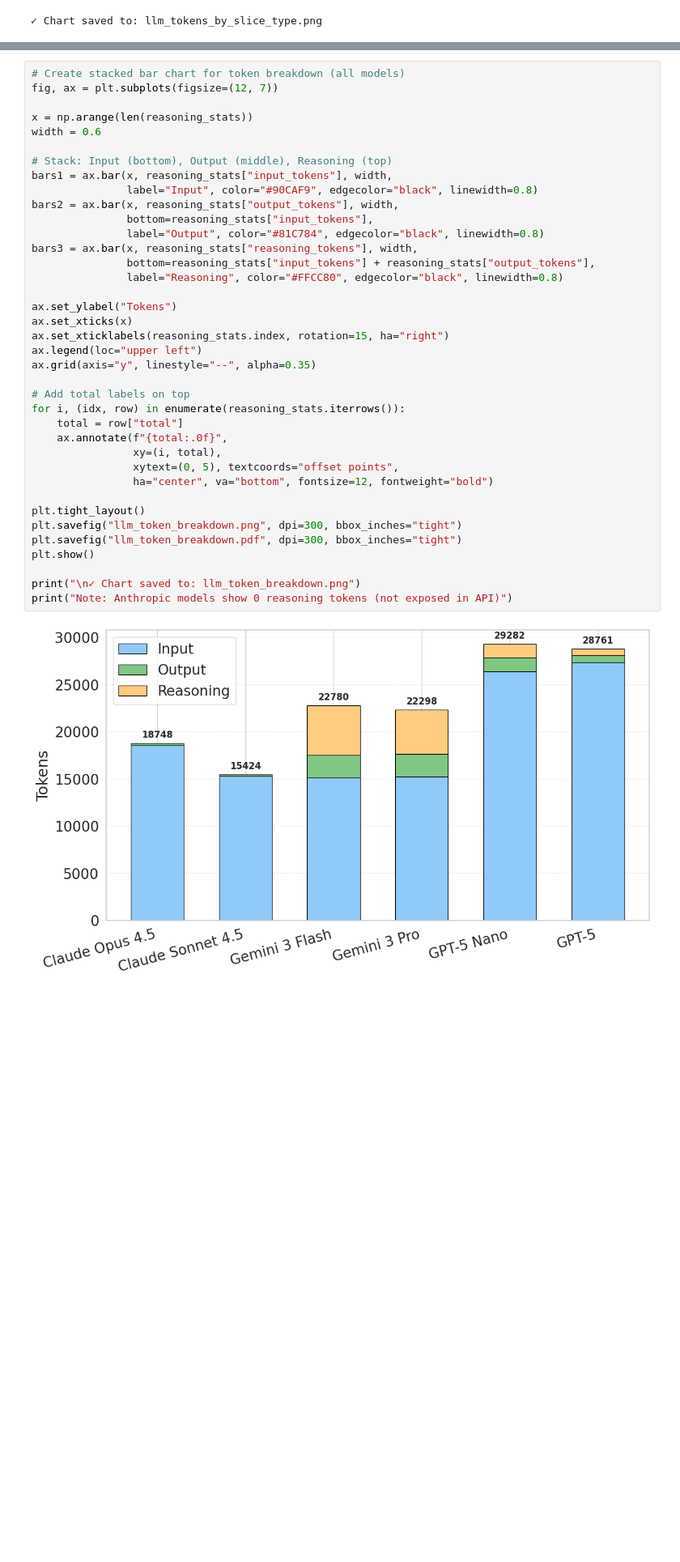
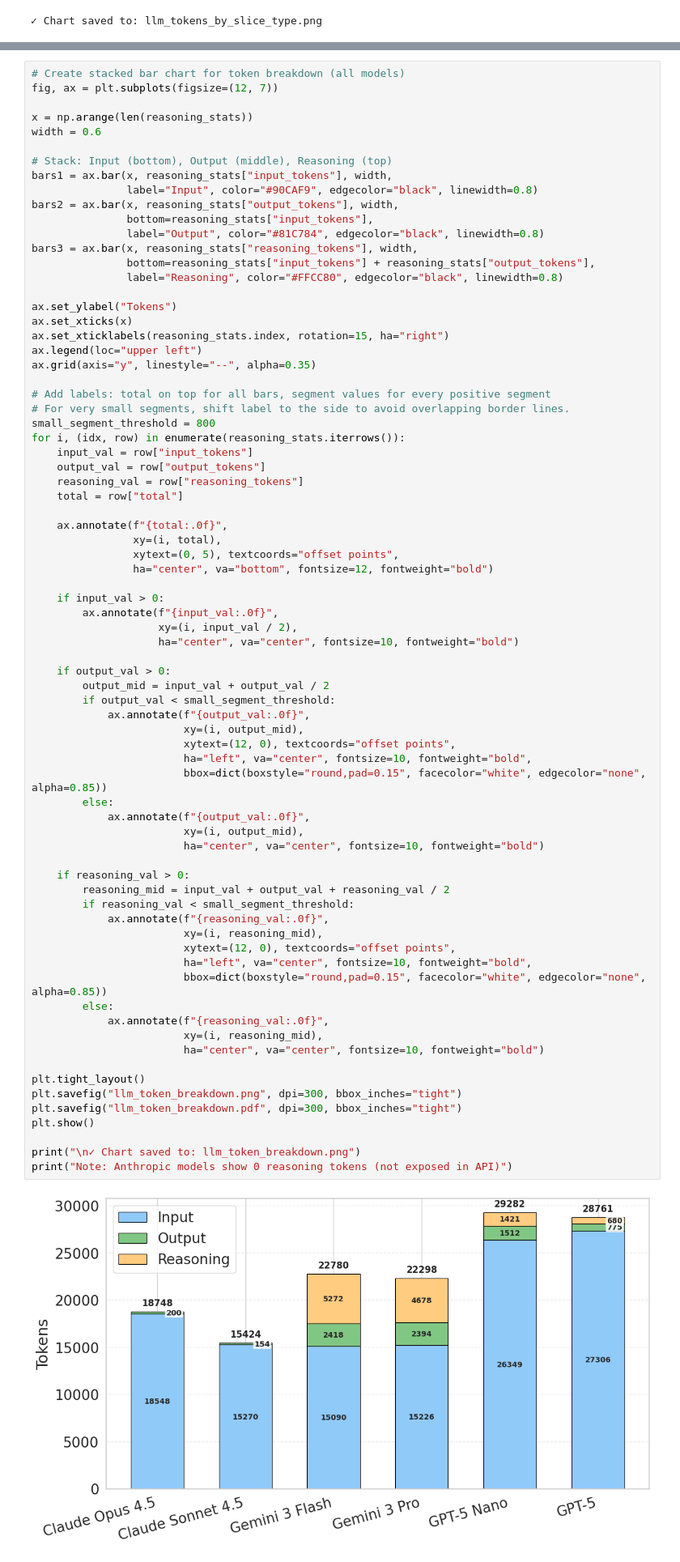
Before and after one commit to zanattabruno/analysis-orion, a Jupyter notebook: llm/llm_analysis.ipynb, the cells around one changed output, grey strips where cells are left out. Shown at 81% size. Saved outputs shown, nothing was run; the diff lists cells and outputs as text; blank space fills up the shorter version.

```diff
--- a/llm/llm_analysis.ipynb
+++ b/llm/llm_analysis.ipynb
@@ -516,35 +516,72 @@ width = 0.6
 bars1 = ax.bar(x, reasoning_stats["input_tokens"], width,
                label="Input", color="#90CAF9", edgecolor="black", linewidth=0.8)
 bars2 = ax.bar(x, reasoning_stats["output_tokens"], width,
                bottom=reasoning_stats["input_tokens"],
                label="Output", color="#81C784", edgecolor="black", linewidth=0.8)
 bars3 = ax.bar(x, reasoning_stats["reasoning_tokens"], width,
                bottom=reasoning_stats["input_tokens"] + reasoning_stats["output_tokens"],
                label="Reasoning", color="#FFCC80", edgecolor="black", linewidth=0.8)
 
 ax.set_ylabel("Tokens")
 ax.set_xticks(x)
 ax.set_xticklabels(reasoning_stats.index, rotation=15, ha="right")
 ax.legend(loc="upper left")
 ax.grid(axis="y", linestyle="--", alpha=0.35)
 
-# Add total labels on top
+# Add labels: total on top for all bars, segment values for every positive segment
+# For very small segments, shift label to the side to avoid overlapping border lines.
+small_segment_threshold = 800
 for i, (idx, row) in enumerate(reasoning_stats.iterrows()):
+    input_val = row["input_tokens"]
+    output_val = row["output_tokens"]
+    reasoning_val = row["reasoning_tokens"]
     total = row["total"]
+
     ax.annotate(f"{total:.0f}",
                 xy=(i, total),
                 xytext=(0, 5), textcoords="offset points",
                 ha="center", va="bottom", fontsize=12, fontweight="bold")
+
+    if input_val > 0:
+        ax.annotate(f"{input_val:.0f}",
+                    xy=(i, input_val / 2),
+                    ha="center", va="center", fontsize=10, fontweight="bold")
+
+    if output_val > 0:
+        output_mid = input_val + output_val / 2
+        if output_val < small_segment_threshold:
+            ax.annotate(f"{output_val:.0f}",
+                        xy=(i, output_mid),
+                        xytext=(12, 0), textcoords="offset points",
+                        ha="left", va="center", fontsize=10, fontweight="bold",
+                        bbox=dict(boxstyle="round,pad=0.15", facecolor="white", edgecolor="none", alpha=0.85))
+        else:
+            ax.annotate(f"{output_val:.0f}",
+                        xy=(i, output_mid),
+                        ha="center", va="center", fontsize=10, fontweight="bold")
+
+    if reasoning_val > 0:
+        reasoning_mid = input_val + output_val + reasoning_val / 2
+        if reasoning_val < small_segment_threshold:
+            ax.annotate(f"{reasoning_val:.0f}",
+                        xy=(i, reasoning_mid),
+                        xytext=(12, 0), textcoords="offset points",
+                        ha="left", va="center", fontsize=10, fontweight="bold",
+                        bbox=dict(boxstyle="round,pad=0.15", facecolor="white", edgecolor="none", alpha=0.85))
+        else:
+            ax.annotate(f"{reasoning_val:.0f}",
+                        xy=(i, reasoning_mid),
+                        ha="center", va="center", fontsize=10, fontweight="bold")
 
 plt.tight_layout()
 plt.savefig("llm_token_breakdown.png", dpi=300, bbox_inches="tight")
 plt.savefig("llm_token_breakdown.pdf", dpi=300, bbox_inches="tight")
 plt.show()
 
 print("\n✓ Chart saved to: llm_token_breakdown.png")
 print("Note: Anthropic models show 0 reasoning tokens (not exposed in API)")
 # %% [output]
-[figure, old version]
+[figure, new version]
 ✓ Chart saved to: llm_token_breakdown.png
 Note: Anthropic models show 0 reasoning tokens (not exposed in API)
 # %% [markdown]
```
Also changed, not shown: 9 other files.
